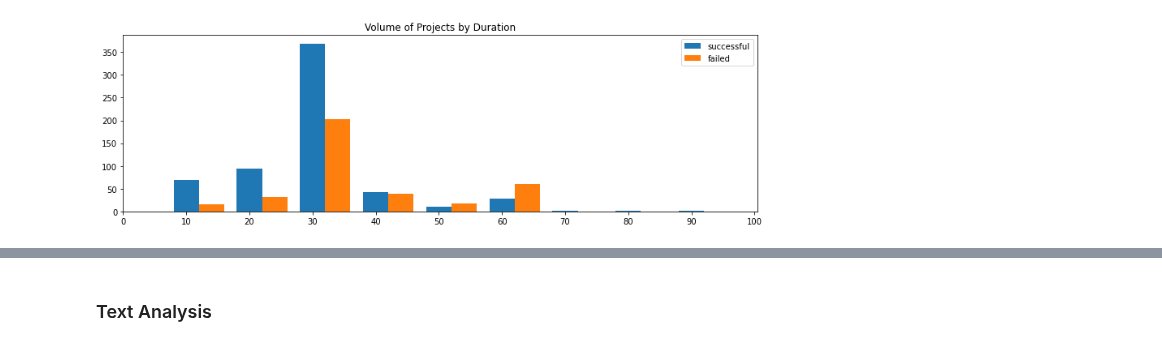
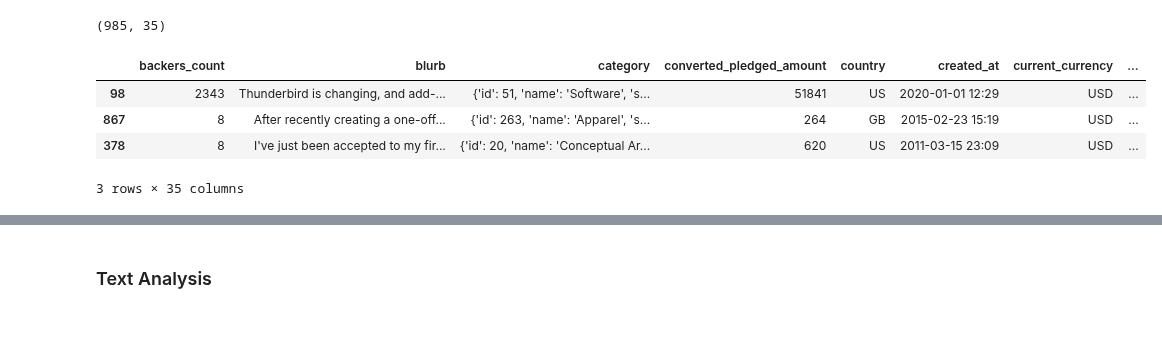
Before and after one commit to chuabern/BT4222_GrpProject, a Jupyter notebook: Decision Tree.ipynb, the cells around one changed output, grey strips where cells are left out. Drawn from its saved outputs; the diff is of its cells as text; code cells hidden in the pictures.

```diff
--- a/Decision Tree.ipynb
+++ b/Decision Tree.ipynb
@@ -107,17 +63,19 @@ plt.show()
-# %%
-# Get the number of projects by duration
-plt.figure(figsize=(14,4))
-
-plt.hist([df[df.state==1].duration, df[df.state==0].duration], bins = range(min(df.duration), max(df.duration) + 10, 10), label= ['successful', 'failed'])
-
-plt.title('Volume of Projects by Duration')
-plt.legend(loc= 'best')
-plt.xticks(np.arange(0, 110, 10))
-
-
-plt.show()
-# %% [output]
-[figure, removed]
+# %%
+# Fill na for text cols
+df["story"].fillna(" ", inplace = True)
+
+# Clean up comments
+df['comments'] = df['comments'].apply(lambda x: x.replace('Only backers can post comments. Log in\n',""))
+
+print(df.shape)
+df.sample(3)
+# %% [output]
+(985, 35)
+|  | backers_count | blurb | category | converted_pledged_amount | country | created_at | current_currency | ... |
+| 98 | 2343 | Thunderbird is changing, and add-... | {'id': 51, 'name': 'Software', 's... | 51841 | US | 2020-01-01 12:29 | USD | ... |
+| 867 | 8 | After recently creating a one-off... | {'id': 263, 'name': 'Apparel', 's... | 264 | GB | 2015-02-23 15:19 | USD | ... |
+| 378 | 8 | I've just been accepted to my fir... | {'id': 20, 'name': 'Conceptual Ar... | 620 | US | 2011-03-15 23:09 | USD | ... |
+3 rows × 35 columns
 # %%
 # Correlation heatmap
 plt.figure(figsize=(16,10))
```
Also changed, not shown: parts of 49 cells of this notebook.
